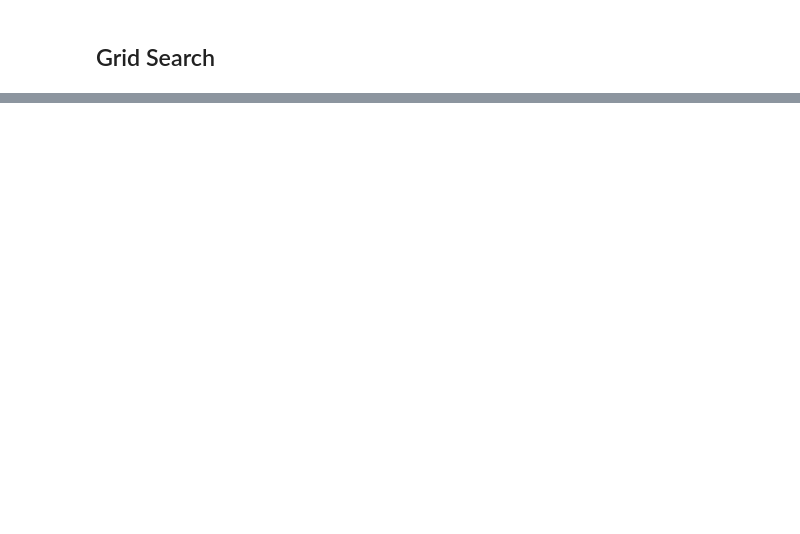
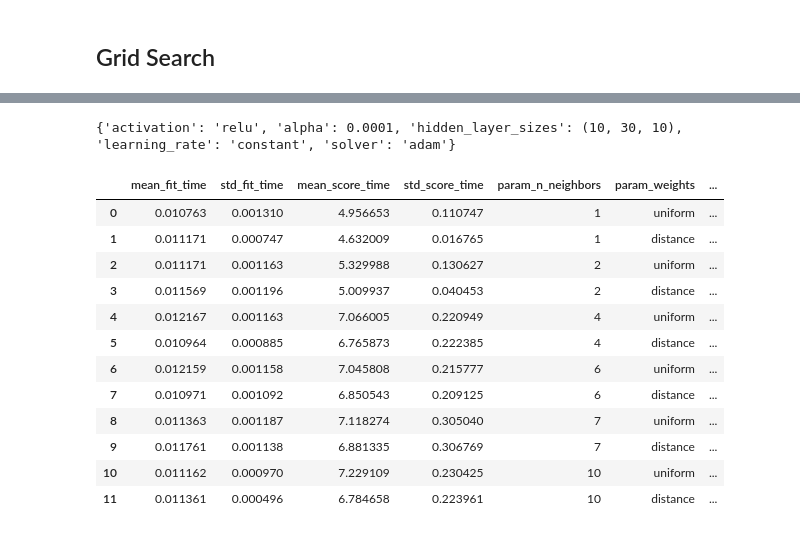
Before and after one commit to mrelero/machine-learning-anatel-database, a Jupyter notebook: Paper2/Model1.ipynb, the cells around one changed output, grey strips where cells are left out. Cells and saved outputs as stored; diff of their text form; code cells hidden in the pictures; blank space fills up the shorter version.

```diff
--- a/Paper2/Model1.ipynb
+++ b/Paper2/Model1.ipynb
@@ -457,7 +541,7 @@ param_space_histogram_boost = {'max_iter': [1000,1200,1500],
 param_space_logistic_regression = {'penalty': ['l2', 'none'],
                                     'tol': [1e-6, 1e-2],
                                     'fit_intercept': [True, False],
-                                    'max_iter': [100,500]}
+                                    'max_iter': [10000]}
 
 param_space_random_forest = {   'n_estimators': [200, 400],
                                 'max_depth' : [6,12,24],
@@ -474,20 +558,31 @@ param_space_decision_tree = {   'splitter': ["best", "random"],
 param_space_knn = {'n_neighbors': [1, 2, 4, 6, 7, 10],
                     'weights': ["uniform", "distance"]}
 
-param_space_svm = {  'C': [0.1,1, 10, 100],
-                'gamma': [1,0.1,0.01,0.001],
-                'kernel': ['rbf', 'poly', 'sigmoid'],
-                'probability': [True]}
+#param_space_svm = {  'C': [0.1,1, 10, 100], 'gamma': [1,0.1,0.01,0.001],'kernel': ['rbf', 'poly', 'sigmoid'],'probability': [True]}
 
-Param_Grid = {"RF": param_space_random_forest, "KNN": param_space_knn, "Logistic Regression": param_space_logistic_regression,
+param_space_svm = { 'gamma': [1,0.1,0.01,0.001],
+                    'kernel': ['rbf', 'poly', 'sigmoid'],}
+
+
+parameter_space_NN = {
+    'hidden_layer_sizes': [(10,30,10),(20,)],
+    'activation': ['tanh', 'relu'],
+    'solver': ['sgd', 'adam'],
+    'alpha': [0.0001, 0.05],
+    'learning_rate': ['constant','adaptive'],
+}
+
+#Setar Learning_Rate_Init
+
+Param_Grid = {"Logistic Regression": param_space_logistic_regression, "RF": param_space_random_forest, "KNN": param_space_knn,
  "Decision Tree": param_space_decision_tree, "SVM": param_space_svm, "Histogram Gradient Boosting":param_space_histogram_boost,
- "Gradient Boosting":param_space_gra_boost, "Ada Boost": param_space_ada_boost}
+ "Gradient Boosting":param_space_gra_boost, "Ada Boost": param_space_ada_boost, "Neural Network": parameter_space_NN}
 
 Rand_Forest_Class_GRID = RandomForestClassifier()
 Knn_Class_GRID = KNeighborsClassifier()
 logisticRegr_GRID = LogisticRegression()
 Decision_Tree_GRID = tree.DecisionTreeClassifier()
-SVM_Class_GRID = SVC(probability=True) # rbf  Kernel
+SVM_Class_GRID = SVC() # rbf  Kernel
 Hist_Grad_Boost_Class_GRID = HistGradientBoostingClassifier()
 Grad_Boost_Class_GRID = GradientBoostingClassifier()
 Ada_Boost_Class_GRID = AdaBoostClassifier()
@@ -495,6 +590,11 @@ Neural_Network_GRID = MLPClassifier()
 
 classifiers_GRID = dict()
 
-classifiers_GRID = {"RF": Rand_Forest_Class_GRID, "KNN": Knn_Class_GRID, "Logistic Regression": logisticRegr_GRID,
+classifiers_GRID_Input = {"RF": Rand_Forest_Class_GRID, "KNN": Knn_Class_GRID, "Logistic Regression": logisticRegr_GRID,
  "Decision Tree": Decision_Tree_GRID, "SVM": SVM_Class_GRID, "Histogram Gradient Boosting":Hist_Grad_Boost_Class_GRID,
- "Gradient Boosting":Grad_Boost_Class_GRID, "Ada Boost": Ada_Boost_Class_GRID}
+ "Gradient Boosting":Grad_Boost_Class_GRID, "Ada Boost": Ada_Boost_Class_GRID, "Neural Network": Neural_Network_GRID}
+
+classifiers_GRID_Output = dict()
+time_GRID = dict()
+estimators_GRID = dict()
+params_GRID = dict()
@@ -529,0 +664,21 @@ desempenho_ml_OPT
+# %%
+print(params_GRID["Neural Network"])
+# %% [output]
+{'activation': 'relu', 'alpha': 0.0001, 'hidden_layer_sizes': (10, 30, 10), 'learning_rate': 'constant', 'solver': 'adam'}
+# %%
+resultados = pd.DataFrame(classifiers_GRID_Output["KNN"].cv_results_)
+resultados
+# %% [output]
+|  | mean_fit_time | std_fit_time | mean_score_time | std_score_time | param_n_neighbors | param_weights | ... |
+| 0 | 0.010763 | 0.001310 | 4.956653 | 0.110747 | 1 | uniform | ... |
+| 1 | 0.011171 | 0.000747 | 4.632009 | 0.016765 | 1 | distance | ... |
+| 2 | 0.011171 | 0.001163 | 5.329988 | 0.130627 | 2 | uniform | ... |
+| 3 | 0.011569 | 0.001196 | 5.009937 | 0.040453 | 2 | distance | ... |
+| 4 | 0.012167 | 0.001163 | 7.066005 | 0.220949 | 4 | uniform | ... |
+| 5 | 0.010964 | 0.000885 | 6.765873 | 0.222385 | 4 | distance | ... |
+| 6 | 0.012159 | 0.001158 | 7.045808 | 0.215777 | 6 | uniform | ... |
+| 7 | 0.010971 | 0.001092 | 6.850543 | 0.209125 | 6 | distance | ... |
+| 8 | 0.011363 | 0.001187 | 7.118274 | 0.305040 | 7 | uniform | ... |
+| 9 | 0.011761 | 0.001138 | 6.881335 | 0.306769 | 7 | distance | ... |
+| 10 | 0.011162 | 0.000970 | 7.229109 | 0.230425 | 10 | uniform | ... |
+| 11 | 0.011361 | 0.000496 | 6.784658 | 0.223961 | 10 | distance | ... |
```
Also changed, not shown: parts of 14 cells of this notebook.
